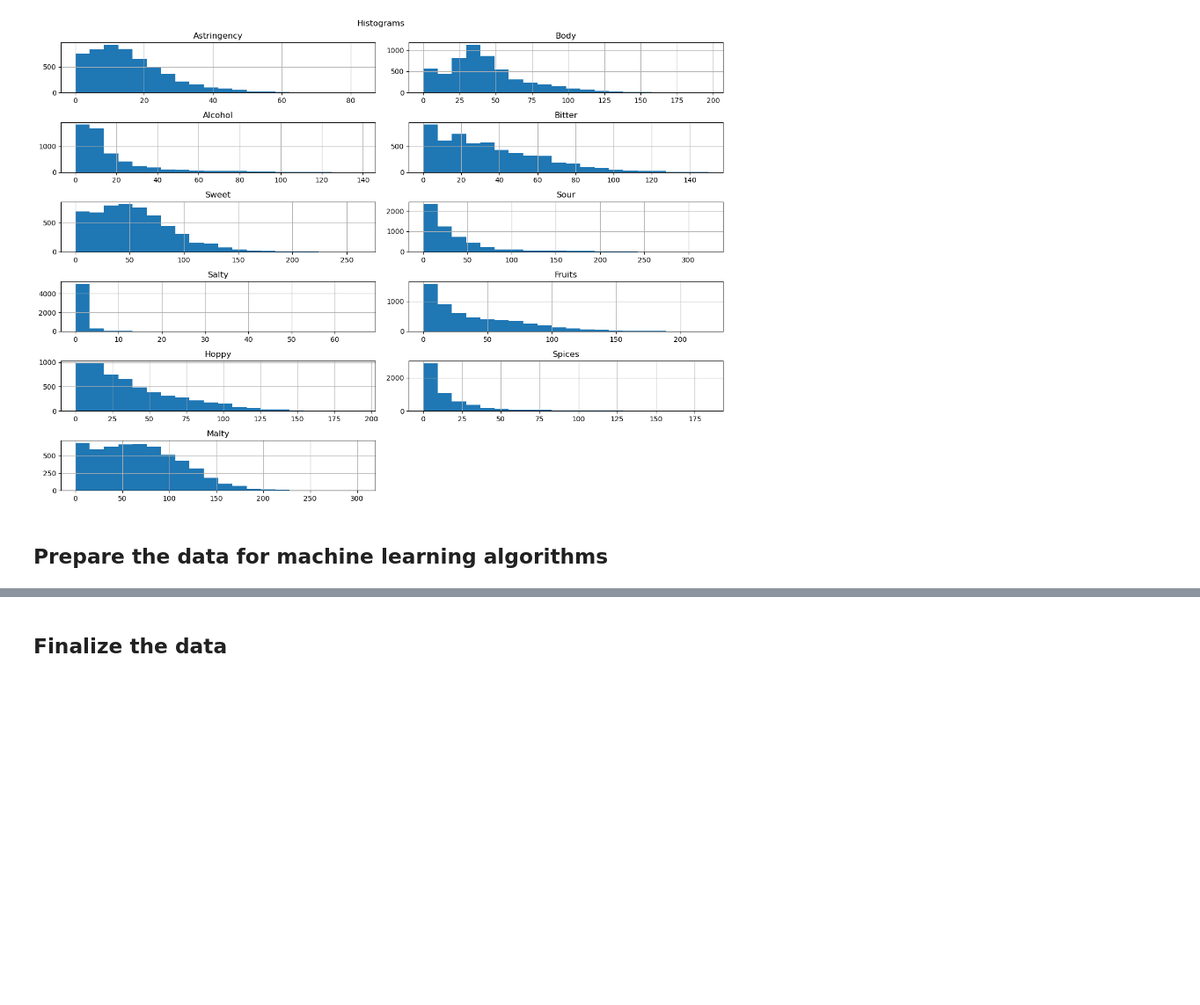
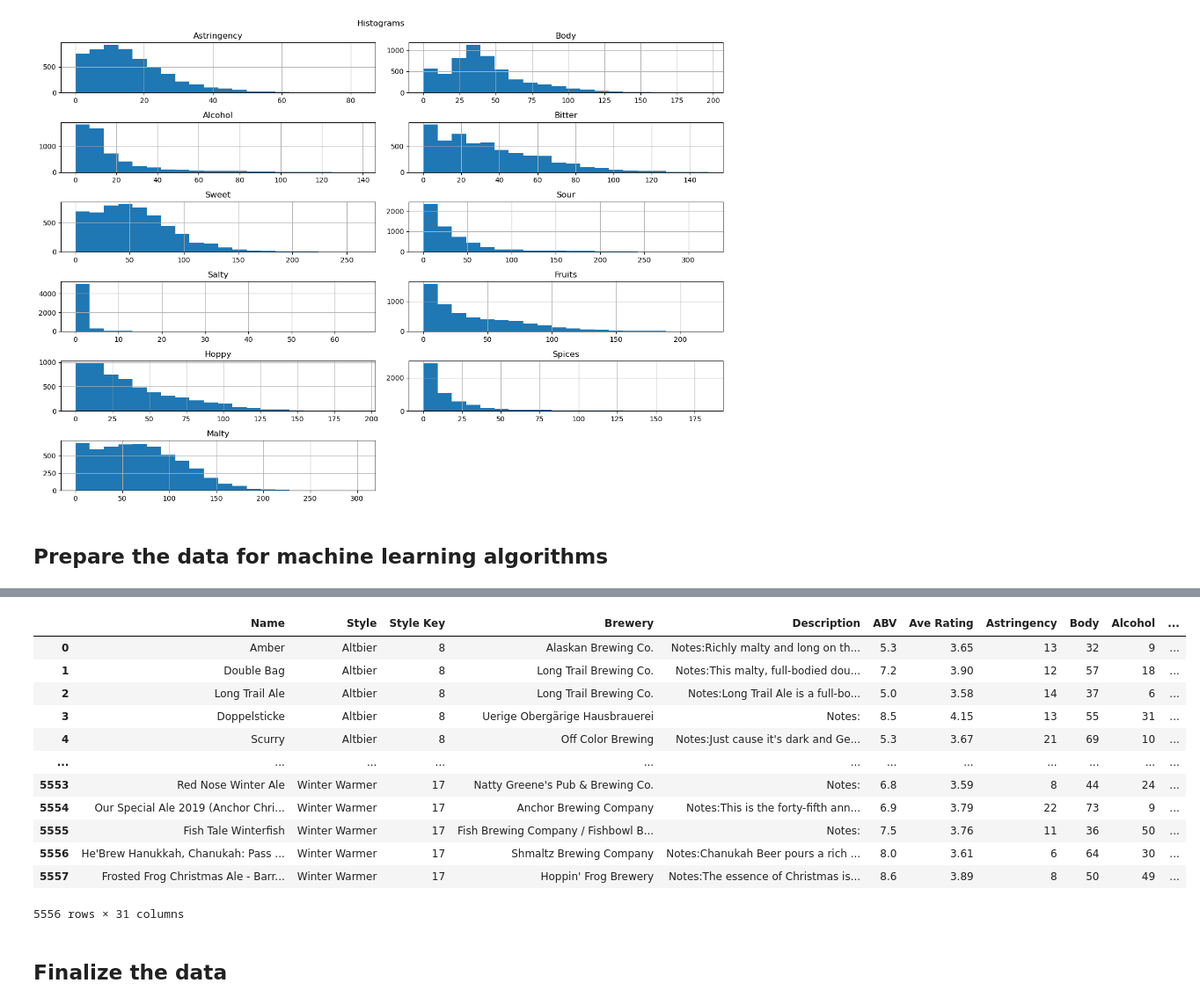
Before and after one commit to Bram-code/beer-suggestions, a Jupyter notebook: model-training.ipynb, the cells around one changed output, grey strips where cells are left out. Shown at 88% size. Cells and saved outputs as stored; diff of their text form; code cells hidden in the pictures; blank space fills up the shorter version.

```diff
--- a/model-training.ipynb
+++ b/model-training.ipynb
@@ -77,3 +141,19 @@ df = df.dropna()
+# %%
+df
+# %% [output]
+|  | Name | Style | Style Key | Brewery | Description | ABV | Ave Rating | Astringency | Body | Alcohol | ... |
+| 0 | Amber | Altbier | 8 | Alaskan Brewing Co. | Notes:Richly malty and long on th... | 5.3 | 3.65 | 13 | 32 | 9 | ... |
+| 1 | Double Bag | Altbier | 8 | Long Trail Brewing Co. | Notes:This malty, full-bodied dou... | 7.2 | 3.90 | 12 | 57 | 18 | ... |
+| 2 | Long Trail Ale | Altbier | 8 | Long Trail Brewing Co. | Notes:Long Trail Ale is a full-bo... | 5.0 | 3.58 | 14 | 37 | 6 | ... |
+| 3 | Doppelsticke | Altbier | 8 | Uerige Obergärige Hausbrauerei | Notes: | 8.5 | 4.15 | 13 | 55 | 31 | ... |
+| 4 | Scurry | Altbier | 8 | Off Color Brewing | Notes:Just cause it's dark and Ge... | 5.3 | 3.67 | 21 | 69 | 10 | ... |
+| ... | ... | ... | ... | ... | ... | ... | ... | ... | ... | ... | ... |
+| 5553 | Red Nose Winter Ale | Winter Warmer | 17 | Natty Greene's Pub & Brewing Co. | Notes: | 6.8 | 3.59 | 8 | 44 | 24 | ... |
+| 5554 | Our Special Ale 2019 (Anchor Chri... | Winter Warmer | 17 | Anchor Brewing Company | Notes:This is the forty-fifth ann... | 6.9 | 3.79 | 22 | 73 | 9 | ... |
+| 5555 | Fish Tale Winterfish | Winter Warmer | 17 | Fish Brewing Company / Fishbowl B... | Notes: | 7.5 | 3.76 | 11 | 36 | 50 | ... |
+| 5556 | He'Brew Hanukkah, Chanukah: Pass ... | Winter Warmer | 17 | Shmaltz Brewing Company | Notes:Chanukah Beer pours a rich ... | 8.0 | 3.61 | 6 | 64 | 30 | ... |
+| 5557 | Frosted Frog Christmas Ale - Barr... | Winter Warmer | 17 | Hoppin' Frog Brewery | Notes:The essence of Christmas is... | 8.6 | 3.89 | 8 | 50 | 49 | ... |
+5556 rows × 31 columns
 # %% [markdown]
 ## Finalize the data
 # %%
```
Also changed, not shown: parts of 6 cells of this notebook, 1 other file.
